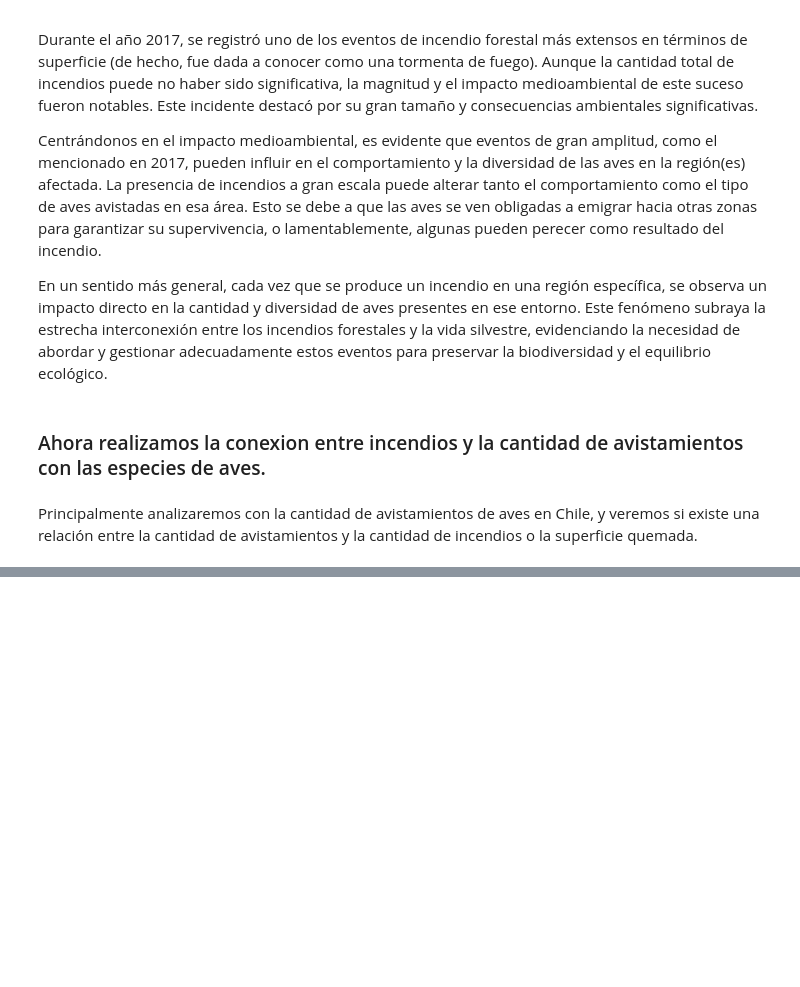
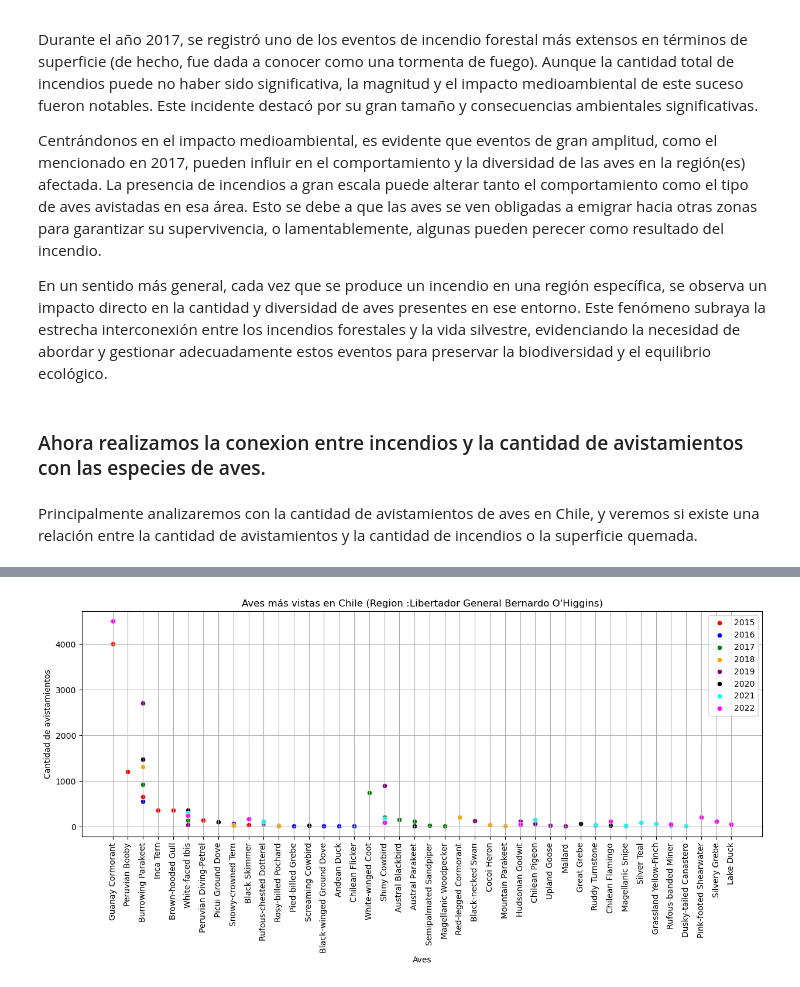
Before and after one commit to ymotomy/Proyecto-IMT2200, a Jupyter notebook: Proyecto.ipynb, the cells around one changed output, grey strips where cells are left out. Drawn from its saved outputs; the diff is of its cells as text; code cells hidden in the pictures; blank space fills up the shorter version.

```diff
--- a/Proyecto.ipynb
+++ b/Proyecto.ipynb
@@ -250,0 +355,4 @@ df_aves_15.head()
+# %%
+ploteo_aves('Libertador General Bernardo O\'Higgins')
+# %% [output]
+[figure, added]
```
Also changed, not shown: parts of 18 cells of this notebook.
